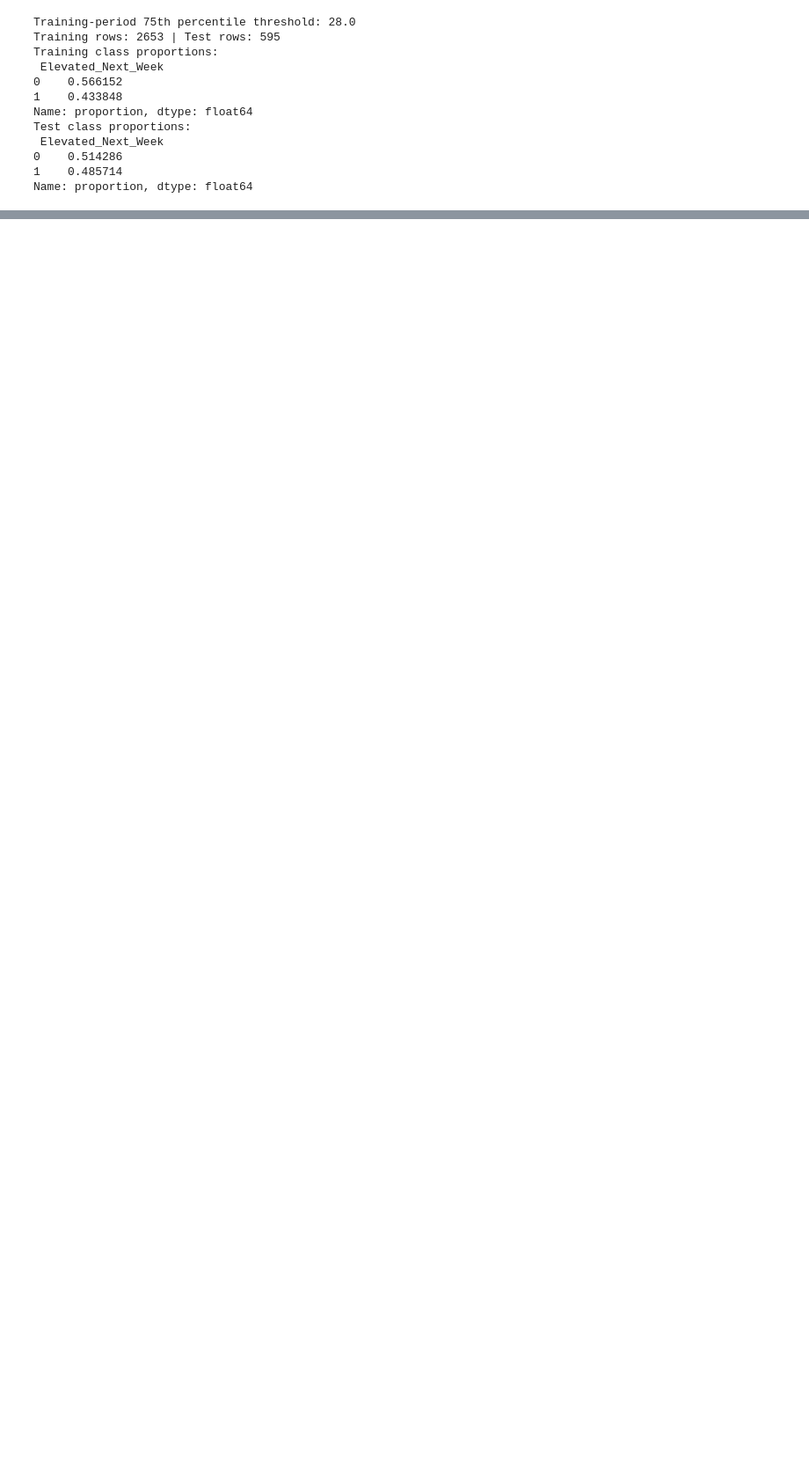
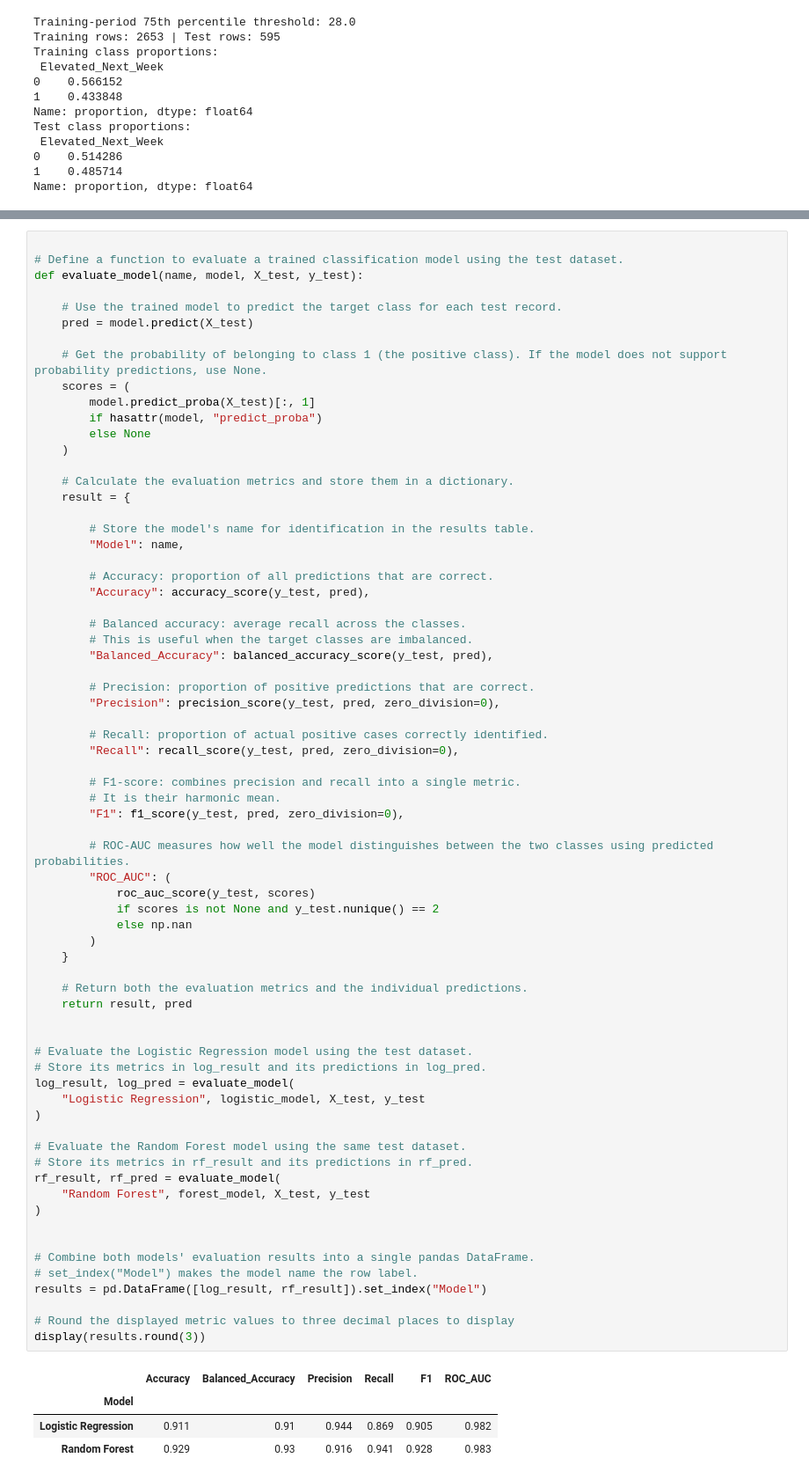
Before and after one commit to darshanaAlex/Dengue-Risk-Prediction-in-Sri-Lanka, a Jupyter notebook: Dengue_Risk_Prediction_Sri_Lanka_V1.ipynb, the cells around one changed output, grey strips where cells are left out. Shown at 88% size. Cells and saved outputs as stored; diff of their text form; blank space fills up the shorter version.

```diff
--- a/Dengue_Risk_Prediction_Sri_Lanka_V1.ipynb
+++ b/Dengue_Risk_Prediction_Sri_Lanka_V1.ipynb
@@ -589,0 +739,74 @@ Name: proportion, dtype: float64
+# %%
+
+# Define a function to evaluate a trained classification model using the test dataset.
+def evaluate_model(name, model, X_test, y_test):
+
+    # Use the trained model to predict the target class for each test record.
+    pred = model.predict(X_test)
+
+    # Get the probability of belonging to class 1 (the positive class). If the model does not support probability predictions, use None.
+    scores = (
+        model.predict_proba(X_test)[:, 1]
+        if hasattr(model, "predict_proba")
+        else None
+    )
+
+    # Calculate the evaluation metrics and store them in a dictionary.
+    result = {
+
+        # Store the model's name for identification in the results table.
+        "Model": name,
+
+        # Accuracy: proportion of all predictions that are correct.
+        "Accuracy": accuracy_score(y_test, pred),
+
+        # Balanced accuracy: average recall across the classes.
+        # This is useful when the target classes are imbalanced.
+        "Balanced_Accuracy": balanced_accuracy_score(y_test, pred),
+
+        # Precision: proportion of positive predictions that are correct.
+        "Precision": precision_score(y_test, pred, zero_division=0),
+
+        # Recall: proportion of actual positive cases correctly identified.
+        "Recall": recall_score(y_test, pred, zero_division=0),
+
+        # F1-score: combines precision and recall into a single metric.
+        # It is their harmonic mean.
+        "F1": f1_score(y_test, pred, zero_division=0),
+
+        # ROC-AUC measures how well the model distinguishes between the two classes using predicted probabilities.
+        "ROC_AUC": (
+            roc_auc_score(y_test, scores)
+            if scores is not None and y_test.nunique() == 2
+            else np.nan
+        )
+    }
+
+    # Return both the evaluation metrics and the individual predictions.
+    return result, pred
+
+
+# Evaluate the Logistic Regression model using the test dataset.
+# Store its metrics in log_result and its predictions in log_pred.
+log_result, log_pred = evaluate_model(
+    "Logistic Regression", logistic_model, X_test, y_test
+)
+
+# Evaluate the Random Forest model using the same test dataset.
+# Store its metrics in rf_result and its predictions in rf_pred.
+rf_result, rf_pred = evaluate_model(
+    "Random Forest", forest_model, X_test, y_test
+)
+
+
+# Combine both models' evaluation results into a single pandas DataFrame.
+# set_index("Model") makes the model name the row label.
+results = pd.DataFrame([log_result, rf_result]).set_index("Model")
+
+# Round the displayed metric values to three decimal places to display
+display(results.round(3))
+# %% [output]
+|  | Accuracy | Balanced_Accuracy | Precision | Recall | F1 | ROC_AUC |
+| Model |  |  |  |  |  |  |
+| Logistic Regression | 0.911 | 0.91 | 0.944 | 0.869 | 0.905 | 0.982 |
+| Random Forest | 0.929 | 0.93 | 0.916 | 0.941 | 0.928 | 0.983 |
```
Also changed, not shown: parts of 9 cells of this notebook.
